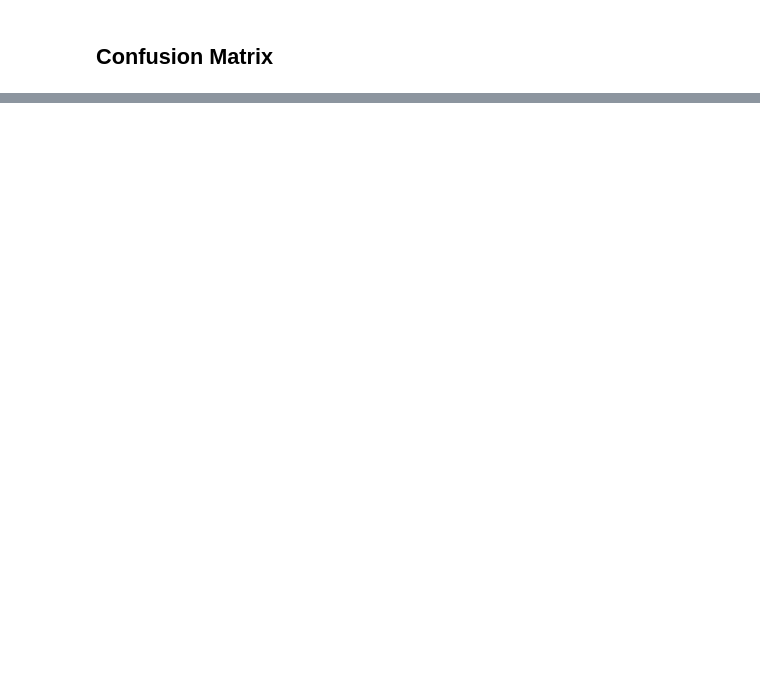
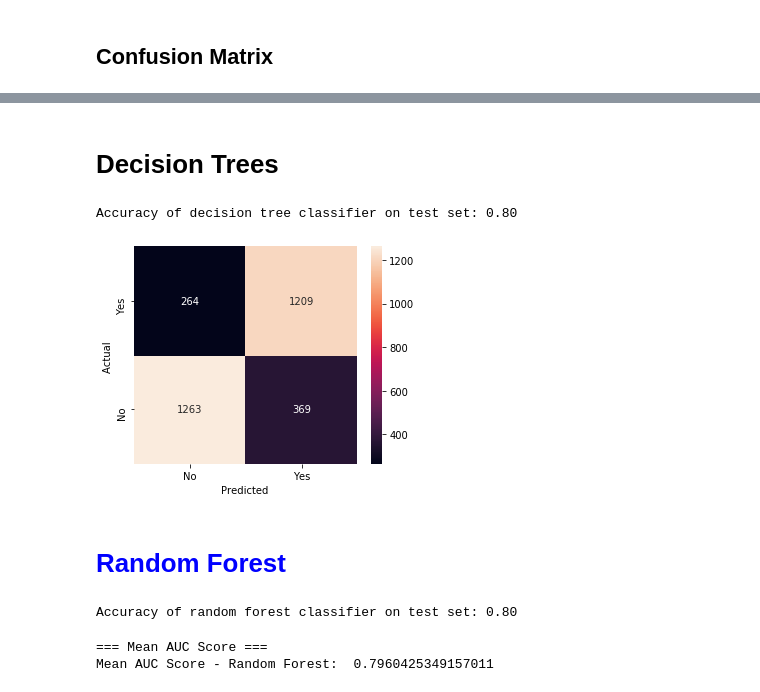
Before and after one commit to HarishPatlolla/Churn-Analysis-using--Logistic-Regression-Decision-Tree-Bagging-Random-Forest-Boosting, a Jupyter notebook: Churn_modelling_github.ipynb, the cells around one changed output, grey strips where cells are left out. Drawn from its saved outputs; the diff is of its cells as text; code cells hidden in the pictures; blank space fills up the shorter version.

```diff
--- a/Churn_modelling_github.ipynb
+++ b/Churn_modelling_github.ipynb
@@ -394,0 +394,45 @@ plt.show()
+# %% [markdown]
+# <font color="darkpink">Decision Trees
+# %%
+from sklearn.tree import DecisionTreeClassifier
+dt = DecisionTreeClassifier()
+dt.fit(X_train, y_train)
+y_pred = dt.predict(X_test)
+print('Accuracy of decision tree classifier on test set: {:.2f}'.format(dt.score(X_test, y_test)))
+# %% [output]
+Accuracy of decision tree classifier on test set: 0.80
+# %%
+from sklearn.metrics import confusion_matrix
+
+conf_matrix = confusion_matrix(y_pred,y_test)
+fig, ax = plt.subplots(figsize=(5,4))
+heatmap=sns.heatmap(conf_matrix,annot=True,fmt="d",xticklabels=['No', 'Yes'],yticklabels=['No', 'Yes'])
+ax.set_ylim([0,2])
+plt.ylabel('Actual ')
+plt.xlabel('Predicted ')
+plt.show()
+# %% [output]
+[figure, added]
+# %% [markdown]
+# <font color="blue"> Random Forest
+# %%
+from sklearn.ensemble import RandomForestClassifier
+# random forest model creation
+rfc = RandomForestClassifier(n_estimators=100,
+                               bootstrap = True,
+                               max_features = 'sqrt')
+rfc.fit(X_train,y_train)
+# predictions
+y_pred = rfc.predict(X_test)
+print('Accuracy of random forest classifier on test set: {:.2f}'.format(rfc.score(X_test, y_test)))
+# %% [output]
+Accuracy of random forest classifier on test set: 0.80
+# %%
+from sklearn.model_selection import cross_val_score
+from sklearn.metrics import classification_report, confusion_matrix
+rfc_cv_score = cross_val_score(rfc, X_test,y_test, cv=10, scoring='f1')
+print("=== Mean AUC Score ===")
+print("Mean AUC Score - Random Forest: ", rfc_cv_score.mean())
+# %% [output]
+=== Mean AUC Score ===
+Mean AUC Score - Random Forest:  0.7960425349157011
```
Also changed, not shown: parts of 12 cells of this notebook.
